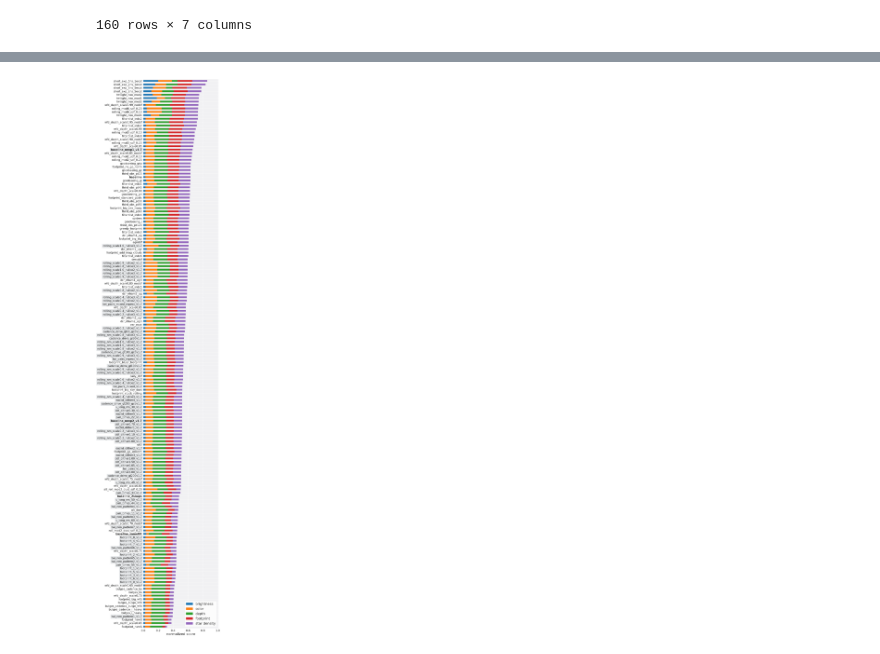
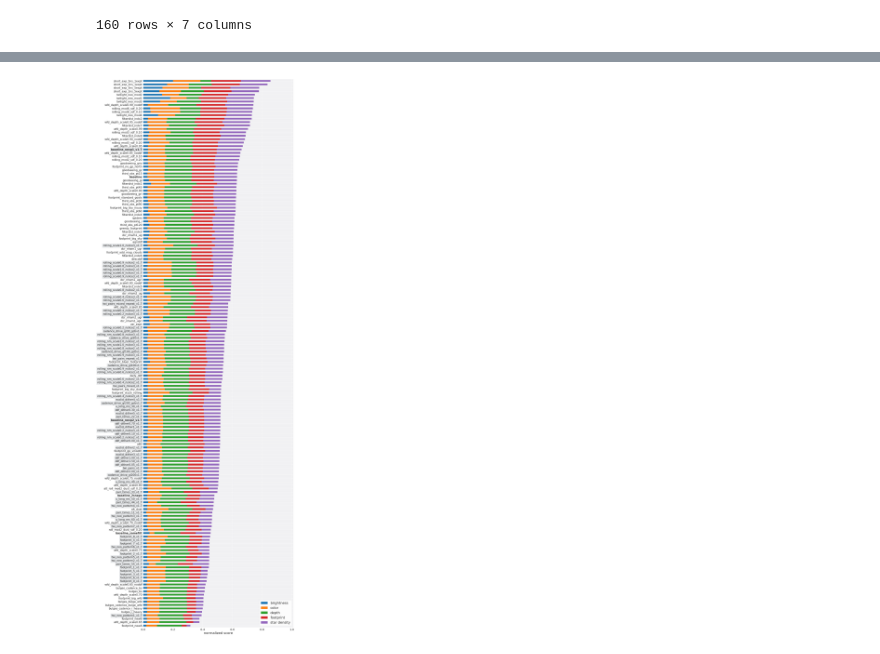
Before and after one commit to fedhere/LSSTunknowns, a Jupyter notebook: tdAnom/plot_barh_v1_5_v1_7.ipynb, the cells around one changed output, grey strips where cells are left out. Saved outputs shown, nothing was run; the diff lists cells and outputs as text; code cells hidden in the pictures.

Commit message:
add barh v1.7

```diff
--- a/tdAnom/plot_barh_v1_5_v1_7.ipynb
+++ b/tdAnom/plot_barh_v1_5_v1_7.ipynb
@@ -340,9 +338,9 @@ plot_barh_v2(df_norm, colon=FoMvars, byfamily=False, figsize=(8, 60), savefig='f
 # %%
 fomcsv = './data_v1_5/df_radar_wfd_v1_5_v1_7.csv'
 #fomcsv = './data_v1_5/df_Nstars_wfd.csv'
 
 df_norm = get_df_norm(fomcsv=fomcsv , cols=FoMvars)
 
-plot_barh_v2(df_norm, colon=FoMvars, byfamily=False, figsize=(8, 60), savefig='figures/barh_family_wfd_v1_5_v1_7.pdf', colormap=mymap )
+plot_barh_v2(df_norm, colon=FoMvars, byfamily=False, figsize=(16, 60), savefig='figures/barh_family_wfd_v1_5_v1_7.pdf', colormap=mymap )
 # %% [output]
-[figure, old version]
+[figure, new version]
```
Also changed, not shown: parts of 1 cell of this notebook, 2 other files.
